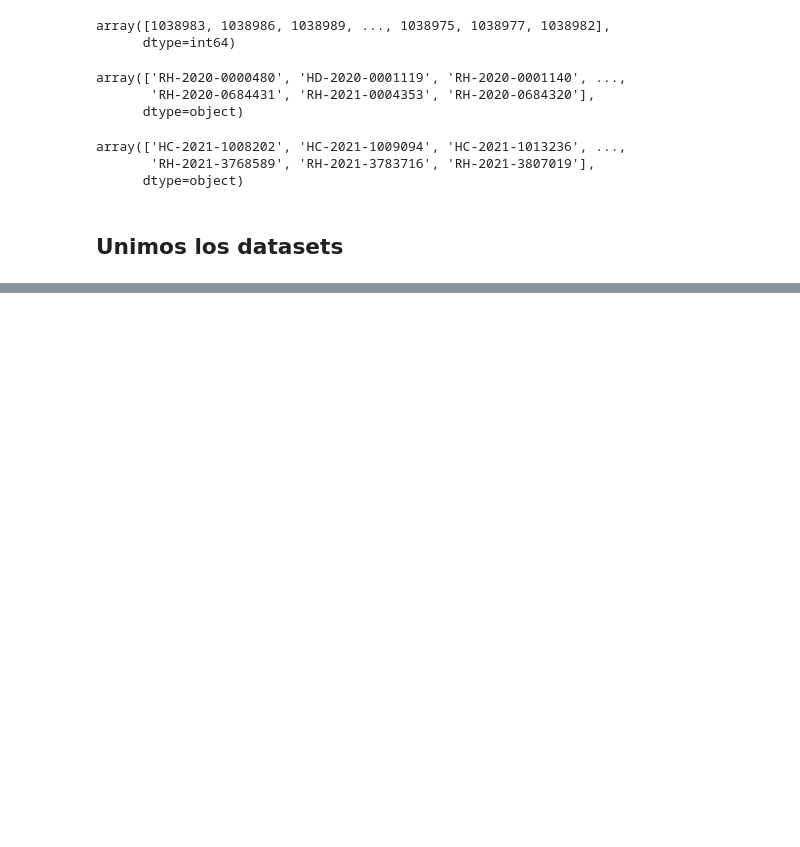
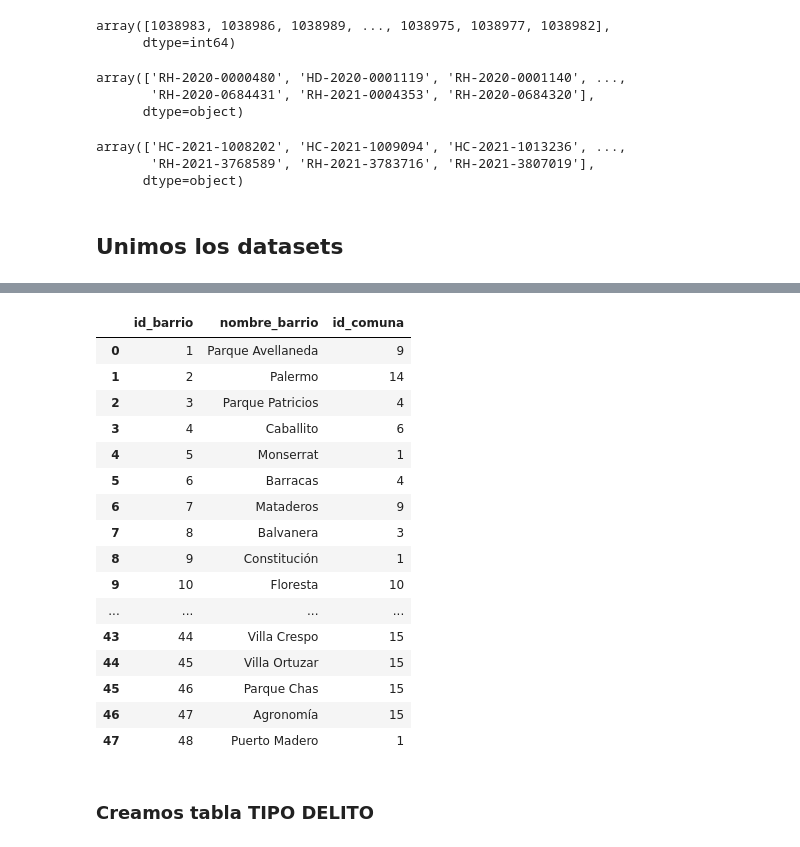
Before and after one commit to NicoBierti/crime_buenos_aires, a Jupyter notebook: data_delitos.ipynb, the cells around one changed output, grey strips where cells are left out. Drawn from its saved outputs; the diff is of its cells as text; code cells hidden in the pictures; blank space fills up the shorter version.

```diff
--- a/data_delitos.ipynb
+++ b/data_delitos.ipynb
@@ -366,3 +369,9 @@ Index(['id', 'fecha', 'franja_horaria', 'tipo_delito', 'subtipo_delito',
+# %%
+# Se observan 2 'Villa del Parque', reemplazamos para dejar solo uno
+df['barrio'] = df['barrio'].replace('Villa Del Parque','Villa del Parque')
+df['barrio'] = df['barrio'].replace('Boca','La Boca')
+df['barrio'] = df['barrio'].replace('Paternal','La Paternal')
+df['barrio'] = df['barrio'].replace('Nueva pompeya','Nueva Pompeya')
 # %%
 df['barrio'].unique()
 # %% [output]
@@ -381,0 +392,16 @@ array(['Parque Avellaneda', 'Palermo', 'Parque Patricios', 'Caballito',
+# %%
+comunas = pd.DataFrame(data={'id_comuna':np.arange(1,16),'nombre_comuna':['Retiro, San Nicolás, Puerto Madero, San Telmo, Monserrat y Constitución',
+                                                                'Recoleta',
+                                                                'Balvanera y San Cristóbal',
+                                                                'La Boca, Barracas, Parque Patricios y Nueva Pompeya',
+                                                                'Almagro y Boedo',
+                                                               'Caballito',
+                                                               'Flores y Parque Chacabuco',
+                                                               'Villa Soldati, Villa Riachuelo y Villa Lugano',
+                                                               'Liniers, Mataderos y Parque Avellaneda',
+                                                               'Villa Real, Monte Castro, Versalles, Floresta, Vélez Sársfield y Villa Luro',
+                                                               'Villa Gral. Mitre, Villa Devoto, Villa del Parque y Villa Santa Rita',
+                                                               'Coghlan, Saavedra, Villa Urquiza y Villa Pueyrredón',
+                                                               'Nuñez, Belgrano y Colegiales',
+                                                               'Palermo',
+                                                               'Chacarita, Villa Crespo, La Paternal, Villa Ortuzar, Agronomía y Parque Chas']})
@@ -381,0 +444,34 @@ array(['Parque Avellaneda', 'Palermo', 'Parque Patricios', 'Caballito',
+# %%
+lista_barrios = df['barrio'].unique().tolist()
+
+barrios = pd.DataFrame(data={'id_barrio':np.arange(1,49),'nombre_barrio':lista_barrios})
+# %%
+barrios['id_comuna'] =""
+
+for barrio in lista_barrios:
+    for comuna in comunas['nombre_comuna']:
+        if barrio in comuna:
+            value = comunas.loc[comunas['nombre_comuna'] == comuna]['id_comuna'].values[0]
+            barrios.loc[barrios['nombre_barrio'] == barrio, 'id_comuna'] = value
+# %%
+barrios
+# %% [output]
+|  | id_barrio | nombre_barrio | id_comuna |
+| 0 | 1 | Parque Avellaneda | 9 |
+| 1 | 2 | Palermo | 14 |
+| 2 | 3 | Parque Patricios | 4 |
+| 3 | 4 | Caballito | 6 |
+| 4 | 5 | Monserrat | 1 |
+| 5 | 6 | Barracas | 4 |
+| 6 | 7 | Mataderos | 9 |
+| 7 | 8 | Balvanera | 3 |
+| 8 | 9 | Constitución | 1 |
+| 9 | 10 | Floresta | 10 |
+| ... | ... | ... | ... |
+| 43 | 44 | Villa Crespo | 15 |
+| 44 | 45 | Villa Ortuzar | 15 |
+| 45 | 46 | Parque Chas | 15 |
+| 46 | 47 | Agronomía | 15 |
+| 47 | 48 | Puerto Madero | 1 |
+# %% [markdown]
+### Creamos tabla **TIPO DELITO**
```
Also changed, not shown: parts of 30 cells of this notebook.
